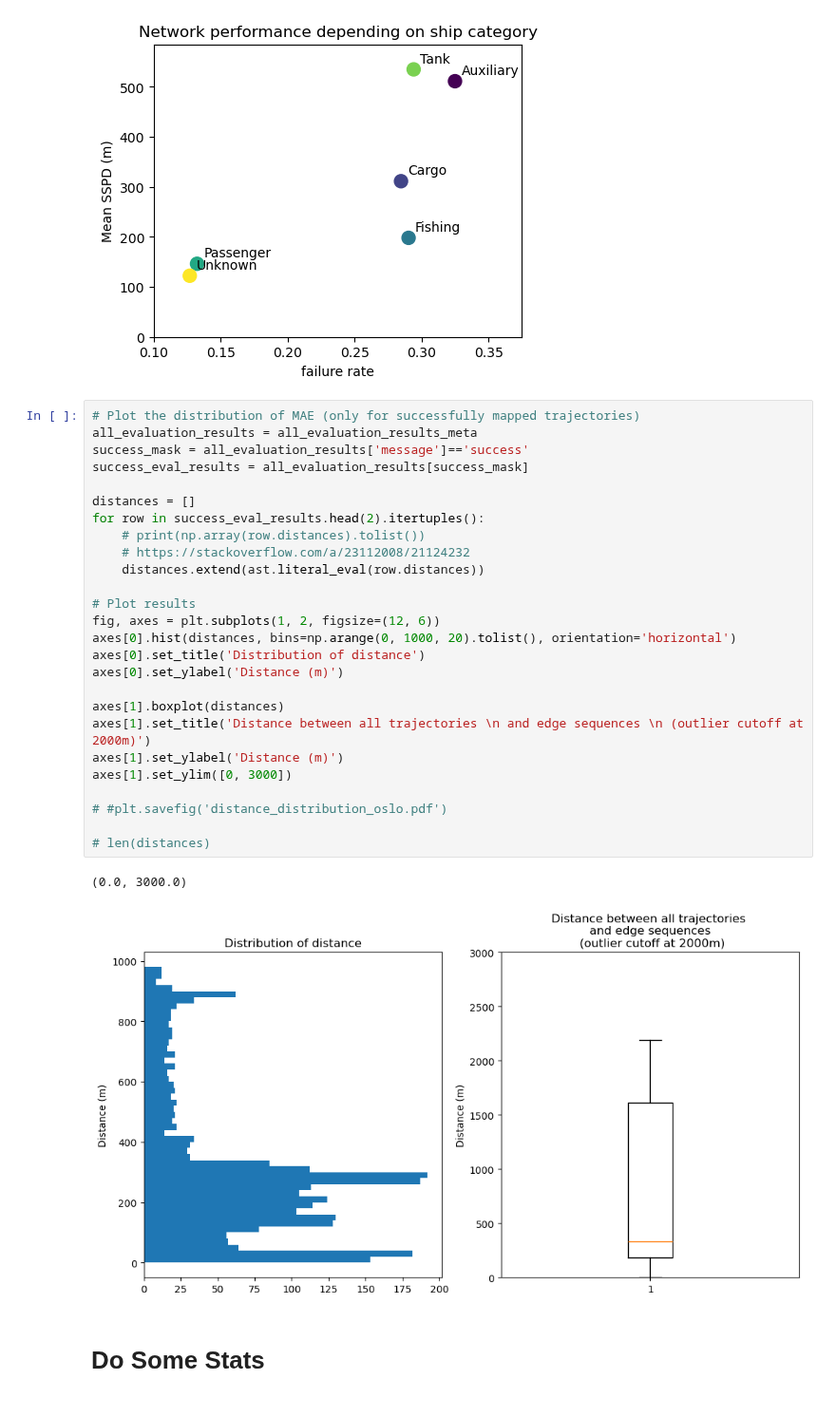
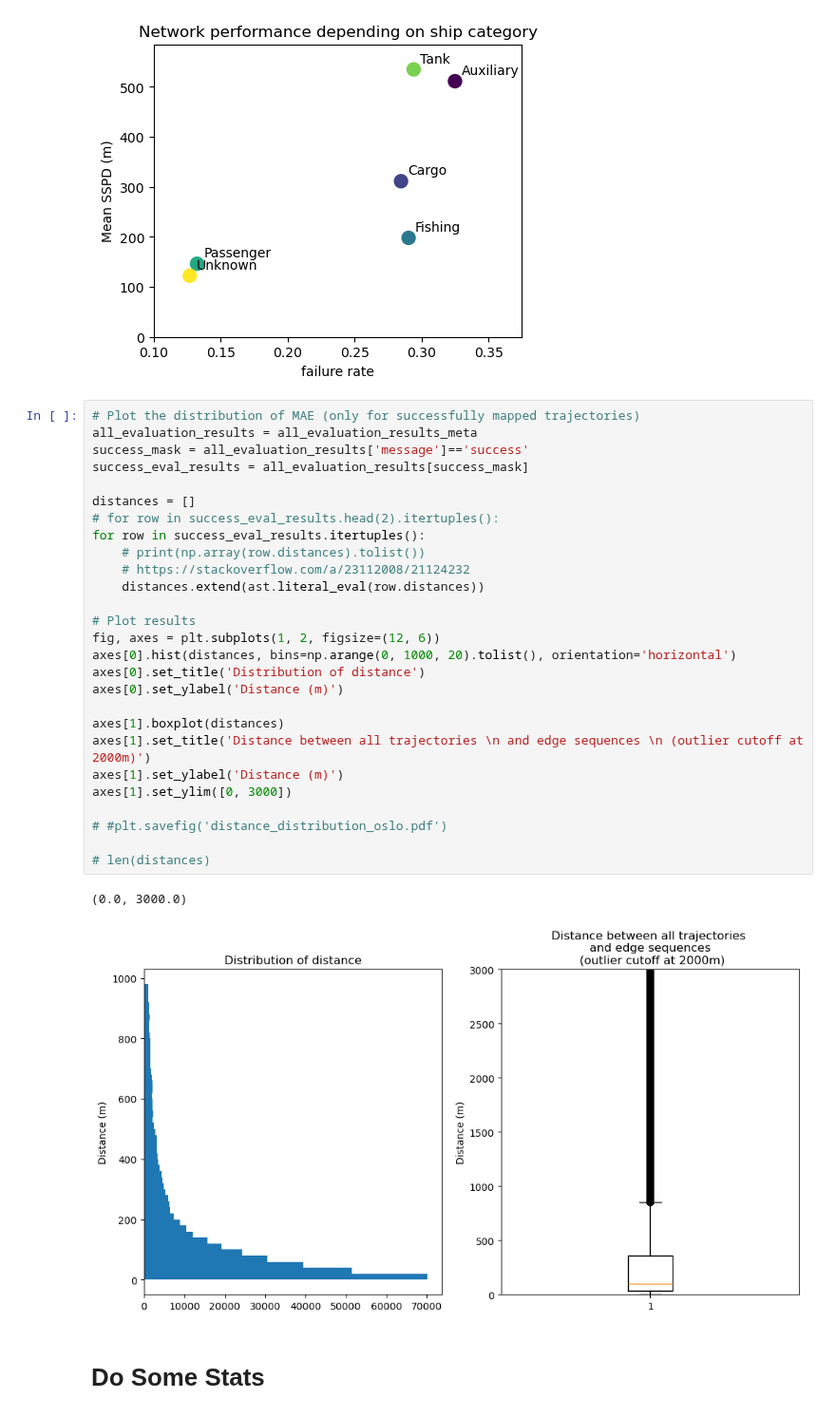
Before and after one commit to vhffm/maritime_route_prediction, a Jupyter notebook: notebooks/EVAL_MTN_by_shipgroup.ipynb, the cells around one changed output. Shown at 95% size. Cells and saved outputs as stored; diff of their text form.

Commit message:
fix: forgot a .head(2)

```diff
--- a/notebooks/EVAL_MTN_by_shipgroup.ipynb
+++ b/notebooks/EVAL_MTN_by_shipgroup.ipynb
@@ -99,32 +99,33 @@ plt.savefig('Network_performance_by_ship_category.pdf')
 # %%
 # Plot the distribution of MAE (only for successfully mapped trajectories)
 all_evaluation_results = all_evaluation_results_meta
 success_mask = all_evaluation_results['message']=='success'
 success_eval_results = all_evaluation_results[success_mask]
 
 distances = []
-for row in success_eval_results.head(2).itertuples():
+# for row in success_eval_results.head(2).itertuples():
+for row in success_eval_results.itertuples():
     # print(np.array(row.distances).tolist())
     # https://stackoverflow.com/a/23112008/21124232
     distances.extend(ast.literal_eval(row.distances))
 
 # Plot results
 fig, axes = plt.subplots(1, 2, figsize=(12, 6))
 axes[0].hist(distances, bins=np.arange(0, 1000, 20).tolist(), orientation='horizontal')
 axes[0].set_title('Distribution of distance')
 axes[0].set_ylabel('Distance (m)')
 
 axes[1].boxplot(distances)
 axes[1].set_title('Distance between all trajectories \n and edge sequences \n (outlier cutoff at 2000m)')
 axes[1].set_ylabel('Distance (m)')
 axes[1].set_ylim([0, 3000])
 
 # #plt.savefig('distance_distribution_oslo.pdf')
 
 # len(distances)
 # %% [output]
 (0.0, 3000.0)
-[figure, old version]
+[figure, new version]
 # %% [markdown]
 # Do Some Stats
 # %%
```
Also changed, not shown: parts of 2 cells of this notebook.
